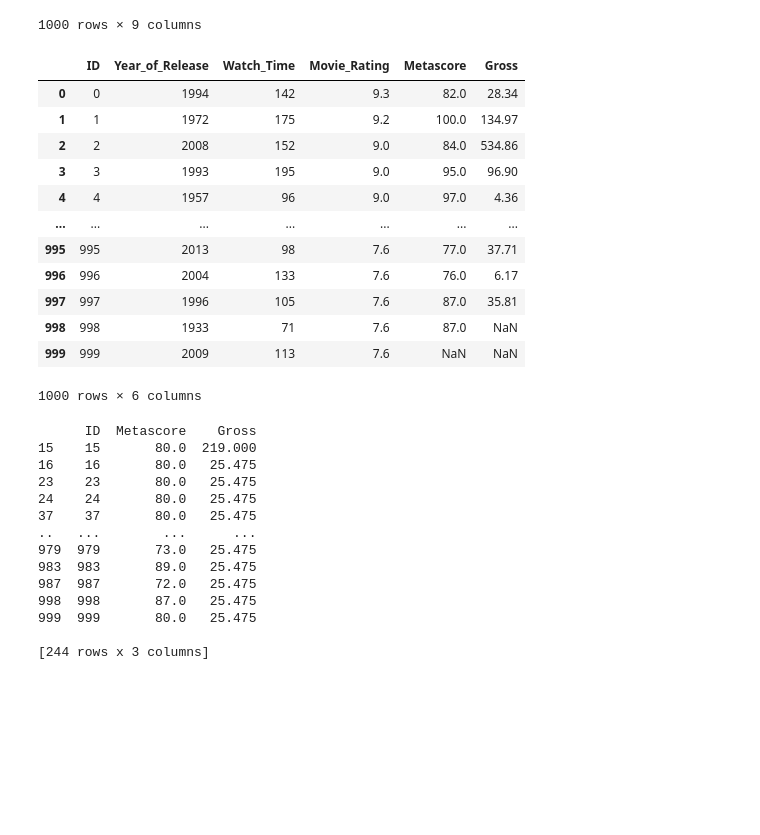
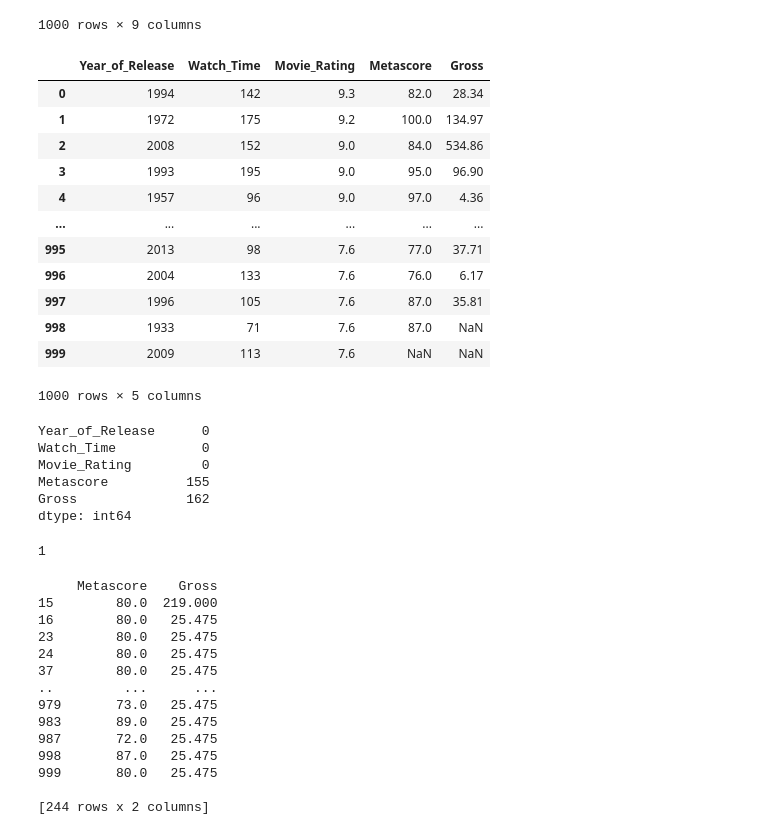
Before and after one commit to vjwua/ML_RegressionProj, a Jupyter notebook: ML_MoviesDB/Test.ipynb, the cells around one changed output. Drawn from its saved outputs; the diff is of its cells as text; code cells hidden in the pictures; blank space fills up the shorter version.

```diff
--- a/ML_MoviesDB/Test.ipynb
+++ b/ML_MoviesDB/Test.ipynb
@@ -20,22 +21,35 @@ df
 | 999 | 999 | Celda 211 | 2009 | 113 | 7.6 | NaN | NaN | 69,464 | ... |
 1000 rows × 9 columns
 # %%
-df.drop(['Movie_Name', 'Description', 'Votes'], axis=1, inplace=True)
+df.drop(['ID', 'Movie_Name', 'Description', 'Votes'], axis=1, inplace=True)
 df
 # %% [output]
-|  | ID | Year_of_Release | Watch_Time | Movie_Rating | Metascore | Gross |
-| 0 | 0 | 1994 | 142 | 9.3 | 82.0 | 28.34 |
-| 1 | 1 | 1972 | 175 | 9.2 | 100.0 | 134.97 |
-| 2 | 2 | 2008 | 152 | 9.0 | 84.0 | 534.86 |
-| 3 | 3 | 1993 | 195 | 9.0 | 95.0 | 96.90 |
-| 4 | 4 | 1957 | 96 | 9.0 | 97.0 | 4.36 |
-| ... | ... | ... | ... | ... | ... | ... |
-| 995 | 995 | 2013 | 98 | 7.6 | 77.0 | 37.71 |
-| 996 | 996 | 2004 | 133 | 7.6 | 76.0 | 6.17 |
-| 997 | 997 | 1996 | 105 | 7.6 | 87.0 | 35.81 |
-| 998 | 998 | 1933 | 71 | 7.6 | 87.0 | NaN |
-| 999 | 999 | 2009 | 113 | 7.6 | NaN | NaN |
+|  | Year_of_Release | Watch_Time | Movie_Rating | Metascore | Gross |
+| 0 | 1994 | 142 | 9.3 | 82.0 | 28.34 |
+| 1 | 1972 | 175 | 9.2 | 100.0 | 134.97 |
+| 2 | 2008 | 152 | 9.0 | 84.0 | 534.86 |
+| 3 | 1993 | 195 | 9.0 | 95.0 | 96.90 |
+| 4 | 1957 | 96 | 9.0 | 97.0 | 4.36 |
+| ... | ... | ... | ... | ... | ... |
+| 995 | 2013 | 98 | 7.6 | 77.0 | 37.71 |
+| 996 | 2004 | 133 | 7.6 | 76.0 | 6.17 |
+| 997 | 1996 | 105 | 7.6 | 87.0 | 35.81 |
+| 998 | 1933 | 71 | 7.6 | 87.0 | NaN |
+| 999 | 2009 | 113 | 7.6 | NaN | NaN |
-1000 rows × 6 columns
+1000 rows × 5 columns
+# %%
+df.isnull().sum()
+# %% [output]
+Year_of_Release      0
+Watch_Time           0
+Movie_Rating         0
+Metascore          155
+Gross              162
+dtype: int64
+# %%
+df.duplicated().sum()
+# %% [output]
+1
 # %%
 #Metascore
 df['missing_metascore'] = df['Metascore'].isnull()
@@ -53,20 +67,20 @@ imputed_rows = df[df['missing_metascore'] | df['missing_gross']]
 df.drop(['missing_metascore', 'missing_gross'], axis=1, inplace=True)
 
 # Display
-imputed_data = imputed_rows[['ID', 'Metascore', 'Gross']]
+imputed_data = imputed_rows[['Metascore', 'Gross']]
 print(imputed_data)
 # %% [output]
-      ID  Metascore    Gross
-15    15       80.0  219.000
-16    16       80.0   25.475
-23    23       80.0   25.475
-24    24       80.0   25.475
-37    37       80.0   25.475
-..   ...        ...      ...
-979  979       73.0   25.475
-983  983       89.0   25.475
-987  987       72.0   25.475
-998  998       87.0   25.475
-999  999       80.0   25.475
+     Metascore    Gross
+15        80.0  219.000
+16        80.0   25.475
+23        80.0   25.475
+24        80.0   25.475
+37        80.0   25.475
+..         ...      ...
+979       73.0   25.475
+983       89.0   25.475
+987       72.0   25.475
+998       87.0   25.475
+999       80.0   25.475
 
-[244 rows x 3 columns]
+[244 rows x 2 columns]
```
Also changed, not shown: parts of 20 cells of this notebook, 2 other files.
